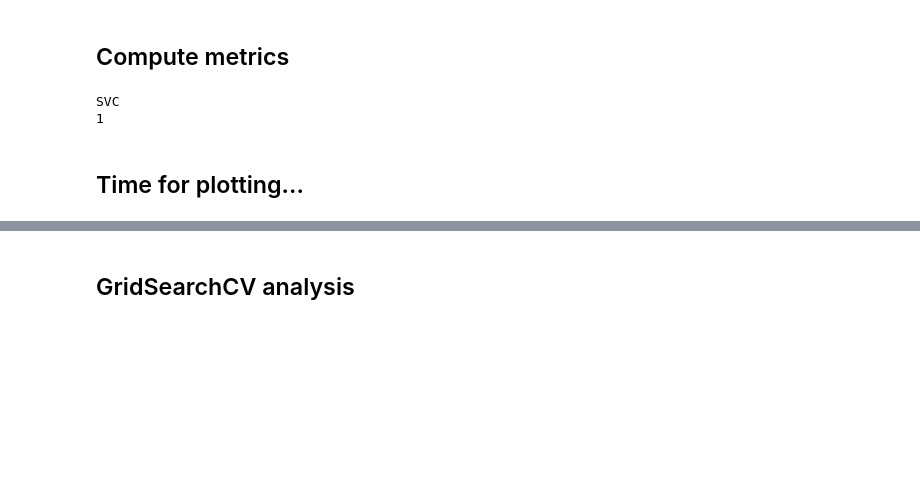
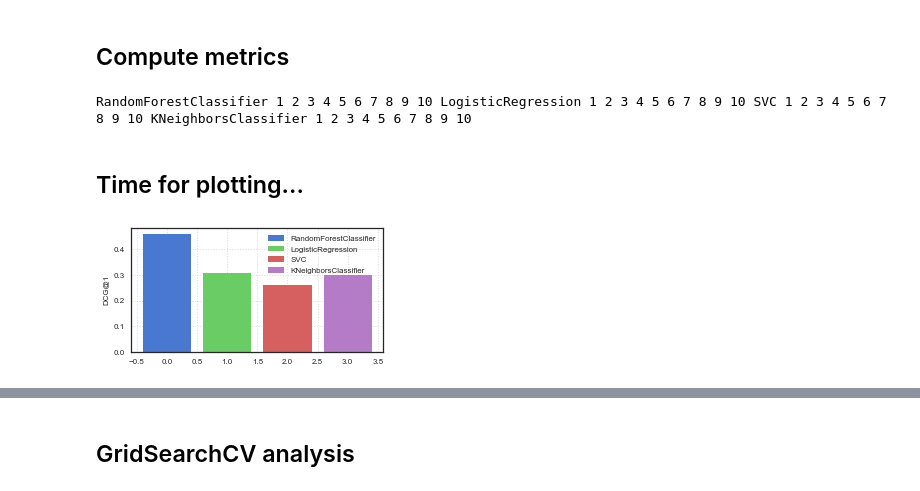
Before and after one commit to enricorotundo/StackexchangeDatadumpQualityAnnotator, a Jupyter notebook: Analysis/Tasks/BestAnswer/Performance Analysis.ipynb, the cells around one changed output, grey strips where cells are left out. Saved outputs shown, nothing was run; the diff lists cells and outputs as text; code cells hidden in the pictures; blank space fills up the shorter version.

```diff
--- a/Analysis/Tasks/BestAnswer/Performance Analysis.ipynb
+++ b/Analysis/Tasks/BestAnswer/Performance Analysis.ipynb
@@ -61,23 +77,34 @@ def add_random_predictions(df):
 # %% [markdown]
 ## Compute metrics
 # %%
-mean_ndcg_data = dict()
-ci_ndcg_data = dict()
+mean_dcg_rnd = dict()
+mean_mrr_rnd = dict()
+mean_dcg_data = dict()
 mean_mrr_data = dict()
+mean_precision_data = dict()
+ci_dcg_data = dict()
 ci_mrr_data = dict()
 
-files = ['SVC']
+files = ['AdaBoostClassifier',
+         'KNeighborsClassifier',
+         'LogisticRegression',
+         'MLPClassifier',
+         'RandomForestClassifier',
+         'SVC']
+
+files = ['RandomForestClassifier', 'LogisticRegression', 'SVC', 'KNeighborsClassifier']
 
 for file_name in files:
     model_name = file_name
-    print model_name
+    print model_name,
 
     # init
-    mean_ndcg_data[model_name] = []
-    mean_ndcg_post_data[model_name] = []
+    mean_dcg_rnd[model_name] = []
+    mean_mrr_rnd[model_name] = []
+    mean_dcg_data[model_name] = []
+    mean_precision_data[model_name] = []
     mean_mrr_data[model_name] = []
-    ci_ndcg_data[model_name] = []
-    ci_ndcg_post_data[model_name] = []
+    ci_dcg_data[model_name] = []
     ci_mrr_data[model_name] = []
 
     # read predictions
@@ -94,31 +121,32 @@ for file_name in files:
     # compute metrics for different k
     for k in xrange(1, 11):
         print k,
-        mean_ndcg_data[model_name].append(np.mean(ndcg_at_k(df_model, k, 'y_pred')))
-        mean_mrr_data[model_name].append(np.mean(mrr(df_model, 'y_pred')))
+        mean_dcg_data[model_name].append(np.mean(dcg_at_k(df_model, k, 'y_pred')))
+        mean_mrr_data[model_name].append(mrr(df_model, 'y_pred'))
+        mean_precision_data[model_name].append(np.mean(precision_at_k(df_model, k, 'y_pred')))
 # %% [output]
-SVC
-1
+RandomForestClassifier 1 2 3 4 5 6 7 8 9 10 LogisticRegression 1 2 3 4 5 6 7 8 9 10 SVC 1 2 3 4 5 6 7 8 9 10 KNeighborsClassifier 1 2 3 4 5 6 7 8 9 10
 # %% [markdown]
 ## Time for plotting...
 # %%
-# plot NDCG@1 bars
+# plot DCG@1 bars
 
 fig = plt.figure(figsize=(4, 2))
 ax1 = fig.add_subplot(111)
 
-ax1.bar(0,  mean_ndcg_data['AdaBoostClassifier'][0],  label='AdaBoostClassifier')
-ax1.bar(1,  mean_ndcg_data['RandomForestClassifier'][0],  label='RandomForestClassifier')
-ax1.bar(2,  mean_ndcg_data['SVC'][0],  label='SVC')
-ax1.bar(3,  mean_ndcg_data['LogisticRegression'][0],  label='LogisticRegression')
-ax1.bar(4,  mean_ndcg_data['KNeighborsClassifier'][0],  label='KNeighborsClassifier')
+for idx, file_name in enumerate(files):
+    ax1.bar(idx,  mean_dcg_data[file_name][0],  label=file_name)
 
-plt.ylabel('nDCG@1', fontsize=8)
+plt.ylabel('DCG@1', fontsize=8)
 plt.tick_params(axis='both', which='major', labelsize=8)
 
 plt.grid(alpha=0.7, linestyle='dotted')
 plt.legend(fontsize=8)
 plt.tight_layout(pad=0.3)
+for plot_format in PLOTS_FORMATS:
+    plt.savefig(PLOTS_PATH + 'dcg1_bars' + plot_format)
+# %% [output]
+[figure, added]
 # %%
 # plot NDCG curves
 
```
Also changed, not shown: parts of 9 cells of this notebook.
